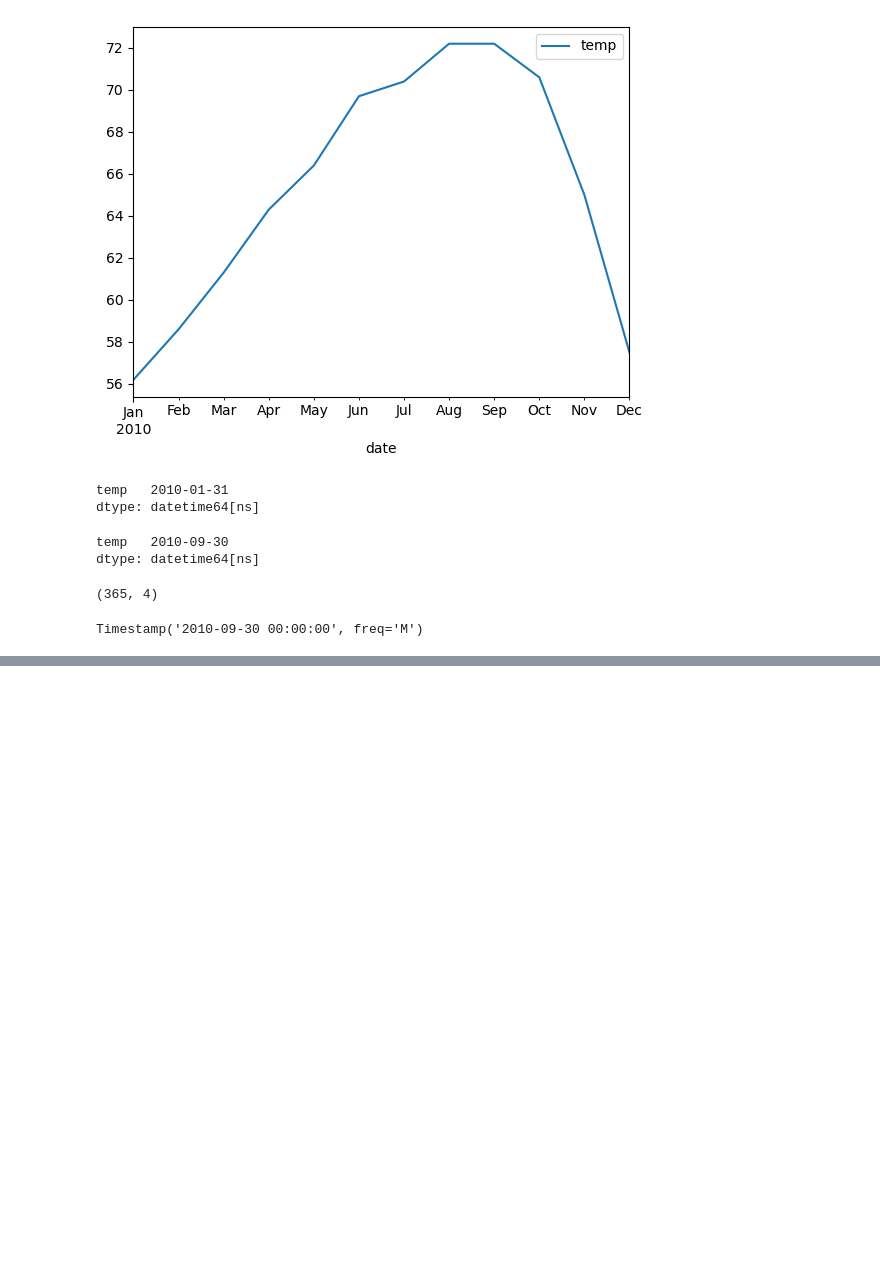
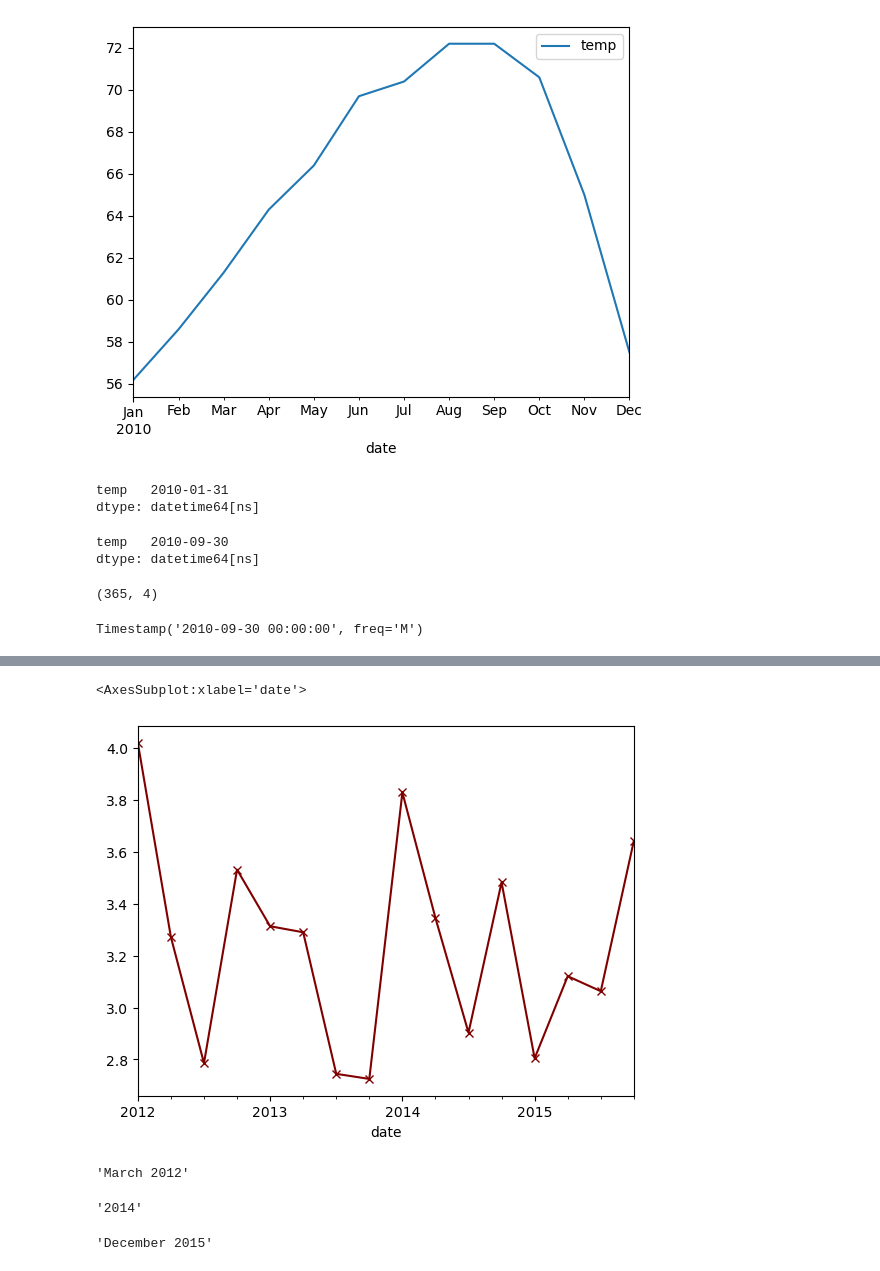
Before and after one commit to SHAWNSMITH16/time-series-exercises, a Jupyter notebook: working_with_time_series_data_exercises.ipynb, the cells around one changed output, grey strips where cells are left out. Drawn from its saved outputs; the diff is of its cells as text; code cells hidden in the pictures; blank space fills up the shorter version.

```diff
--- a/working_with_time_series_data_exercises.ipynb
+++ b/working_with_time_series_data_exercises.ipynb
@@ -100,0 +156,9 @@ Timestamp('2010-09-30 00:00:00', freq='M')
+# %%
+wind_df['wind'].plot(marker = 'x', colormap = 'seismic_r')
+# %% [output]
+<AxesSubplot:xlabel='date'>
+[figure, added]
+# %%
+wind_df['wind'].idxmax().strftime('%B %Y')
+# %% [output]
+'March 2012'
@@ -100,0 +167,10 @@ Timestamp('2010-09-30 00:00:00', freq='M')
+# %%
+sunny_df = df2.resample('y').sum()
+sunny_df['rain_or_shine'].idxmax().strftime('%Y')
+# %% [output]
+'2014'
+# %%
+most_rain = df2.resample('M').sum()
+most_rain['precipitation'].idxmax().strftime('%B %Y')
+# %% [output]
+'December 2015'
```
Also changed, not shown: parts of 28 cells of this notebook.
